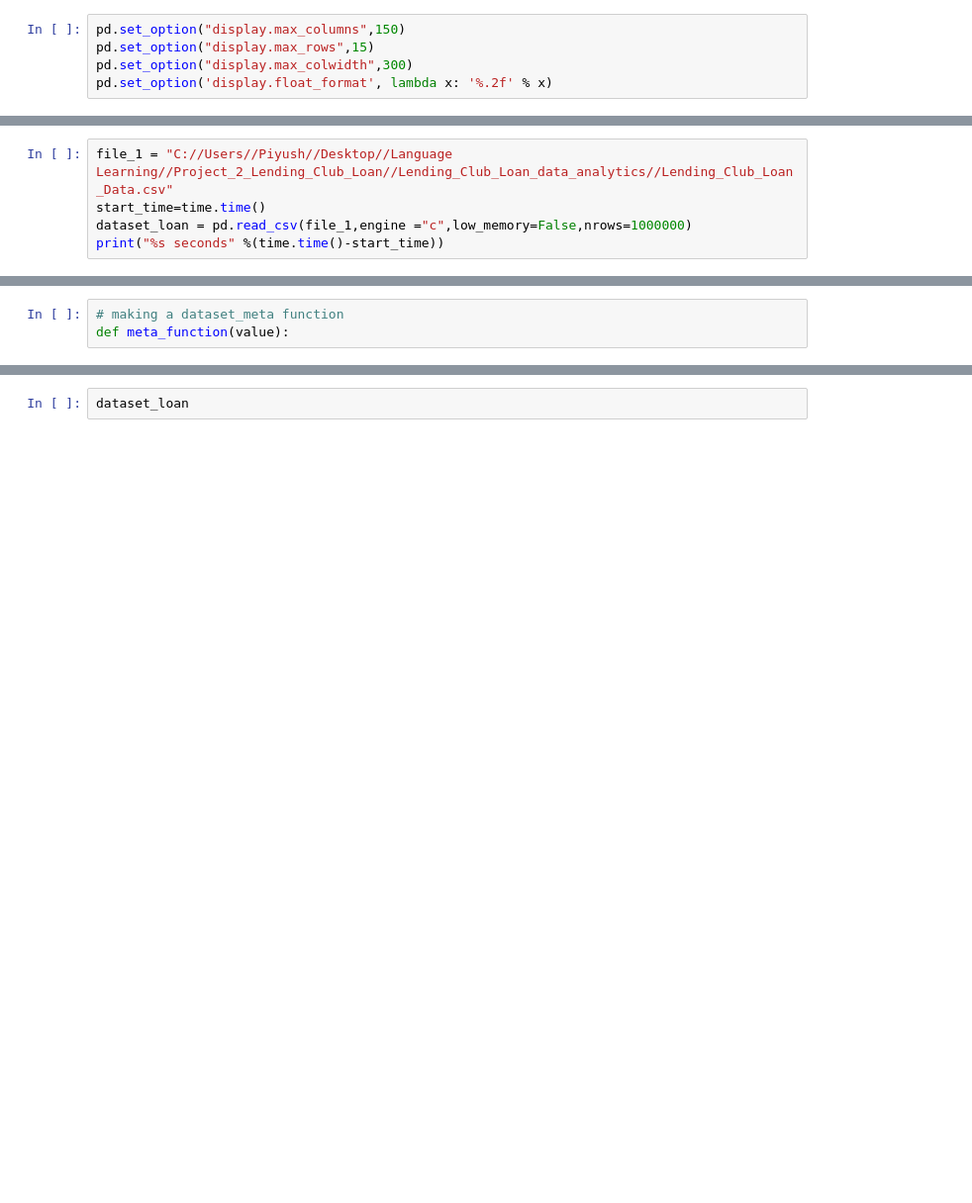
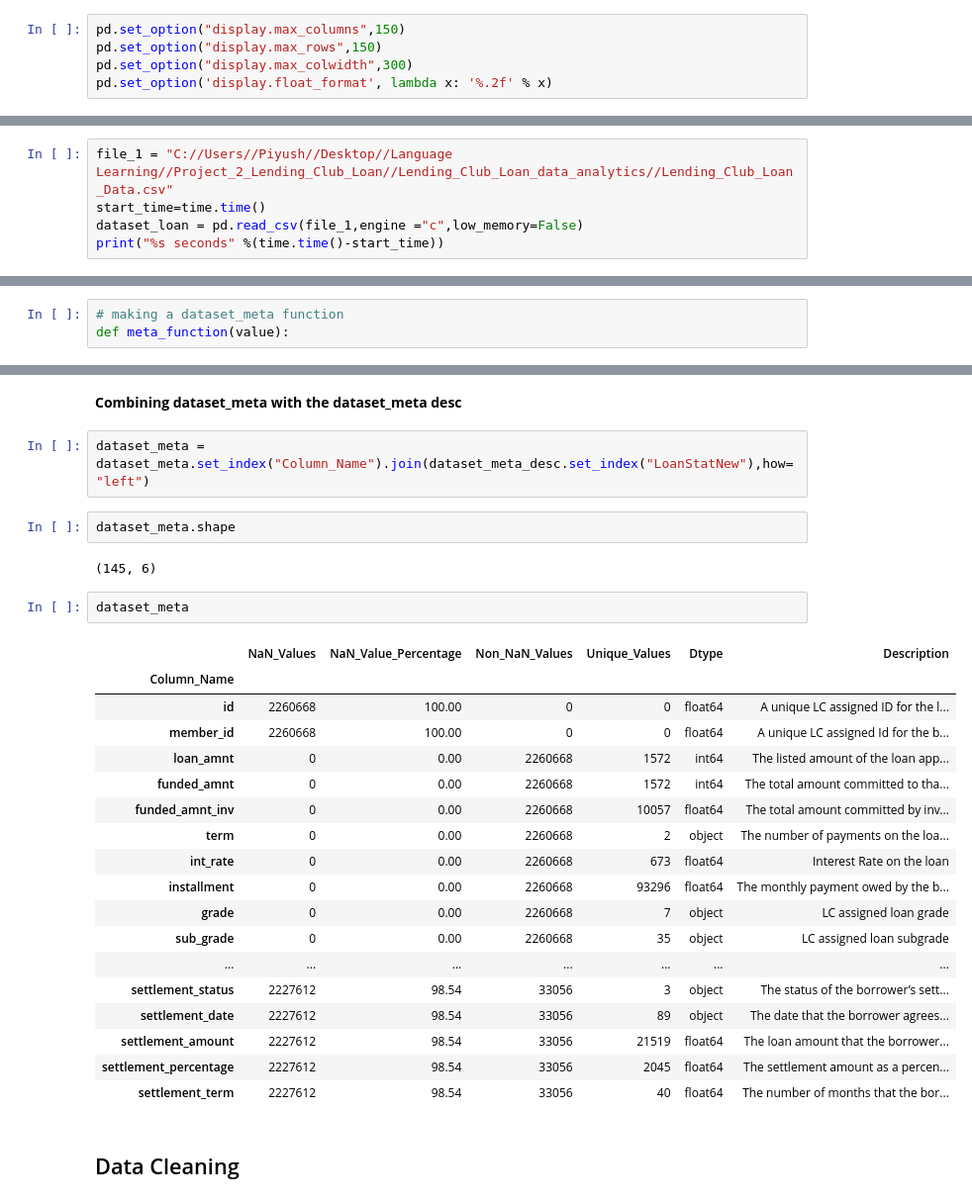
Before and after one commit to Singhal-Piyush/Lending_Club_Data_Analysis, a Jupyter notebook: Lending_Club_Data_Analytics.ipynb, the cells around one changed output, grey strips where cells are left out. Shown at 99% size. Saved outputs shown, nothing was run; the diff lists cells and outputs as text; blank space fills up the shorter version.

```diff
--- a/Lending_Club_Data_Analytics.ipynb
+++ b/Lending_Club_Data_Analytics.ipynb
@@ -13,7 +13,7 @@ import time
 ## Setting display parameters
 # %%
 pd.set_option("display.max_columns",150)
-pd.set_option("display.max_rows",15)
+pd.set_option("display.max_rows",150)
 pd.set_option("display.max_colwidth",300)
 pd.set_option('display.float_format', lambda x: '%.2f' % x)
 # %% [markdown]
@@ -23,6 +23,6 @@ We have two files that needs to be imported into the jupyternotebook for analysi
 # %%
 file_1 = "C://Users//Piyush//Desktop//Language Learning//Project_2_Lending_Club_Loan//Lending_Club_Loan_data_analytics//Lending_Club_Loan_Data.csv"
 start_time=time.time()
-dataset_loan = pd.read_csv(file_1,engine ="c",low_memory=False,nrows=1000000)
+dataset_loan = pd.read_csv(file_1,engine ="c",low_memory=False)
 print("%s seconds" %(time.time()-start_time))
 # %% [output]
@@ -73,2 +149,31 @@ print("hello")
-# %%
-dataset_loan
+# %% [markdown]
+**Combining dataset_meta with the dataset_meta desc**
+# %%
+dataset_meta = dataset_meta.set_index("Column_Name").join(dataset_meta_desc.set_index("LoanStatNew"),how="left")
+# %%
+dataset_meta.shape
+# %% [output]
+(145, 6)
+# %%
+dataset_meta
+# %% [output]
+|  | NaN_Values | NaN_Value_Percentage | Non_NaN_Values | Unique_Values | Dtype | Description |
+| Column_Name |  |  |  |  |  |  |
+| id | 2260668 | 100.00 | 0 | 0 | float64 | A unique LC assigned ID for the l... |
+| member_id | 2260668 | 100.00 | 0 | 0 | float64 | A unique LC assigned Id for the b... |
+| loan_amnt | 0 | 0.00 | 2260668 | 1572 | int64 | The listed amount of the loan app... |
+| funded_amnt | 0 | 0.00 | 2260668 | 1572 | int64 | The total amount committed to tha... |
+| funded_amnt_inv | 0 | 0.00 | 2260668 | 10057 | float64 | The total amount committed by inv... |
+| term | 0 | 0.00 | 2260668 | 2 | object | The number of payments on the loa... |
+| int_rate | 0 | 0.00 | 2260668 | 673 | float64 | Interest Rate on the loan |
+| installment | 0 | 0.00 | 2260668 | 93296 | float64 | The monthly payment owed by the b... |
+| grade | 0 | 0.00 | 2260668 | 7 | object | LC assigned loan grade |
+| sub_grade | 0 | 0.00 | 2260668 | 35 | object | LC assigned loan subgrade |
+| ... | ... | ... | ... | ... | ... | ... |
+| settlement_status | 2227612 | 98.54 | 33056 | 3 | object | The status of the borrower’s sett... |
+| settlement_date | 2227612 | 98.54 | 33056 | 89 | object | The date that the borrower agrees... |
+| settlement_amount | 2227612 | 98.54 | 33056 | 21519 | float64 | The loan amount that the borrower... |
+| settlement_percentage | 2227612 | 98.54 | 33056 | 2045 | float64 | The settlement amount as a percen... |
+| settlement_term | 2227612 | 98.54 | 33056 | 40 | float64 | The number of months that the bor... |
+# %% [markdown]
+## Data Cleaning
```
Also changed, not shown: parts of 14 cells of this notebook.
